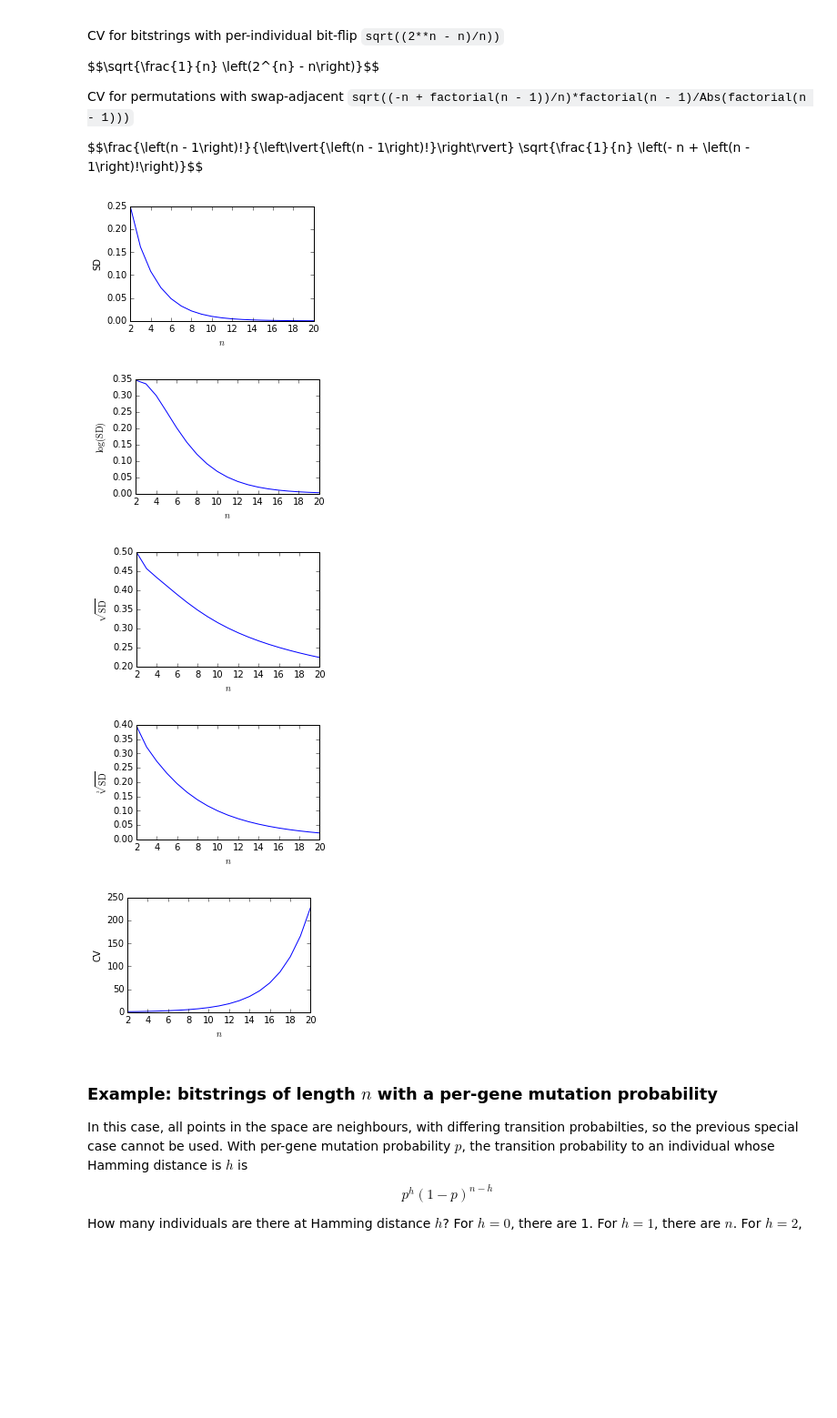
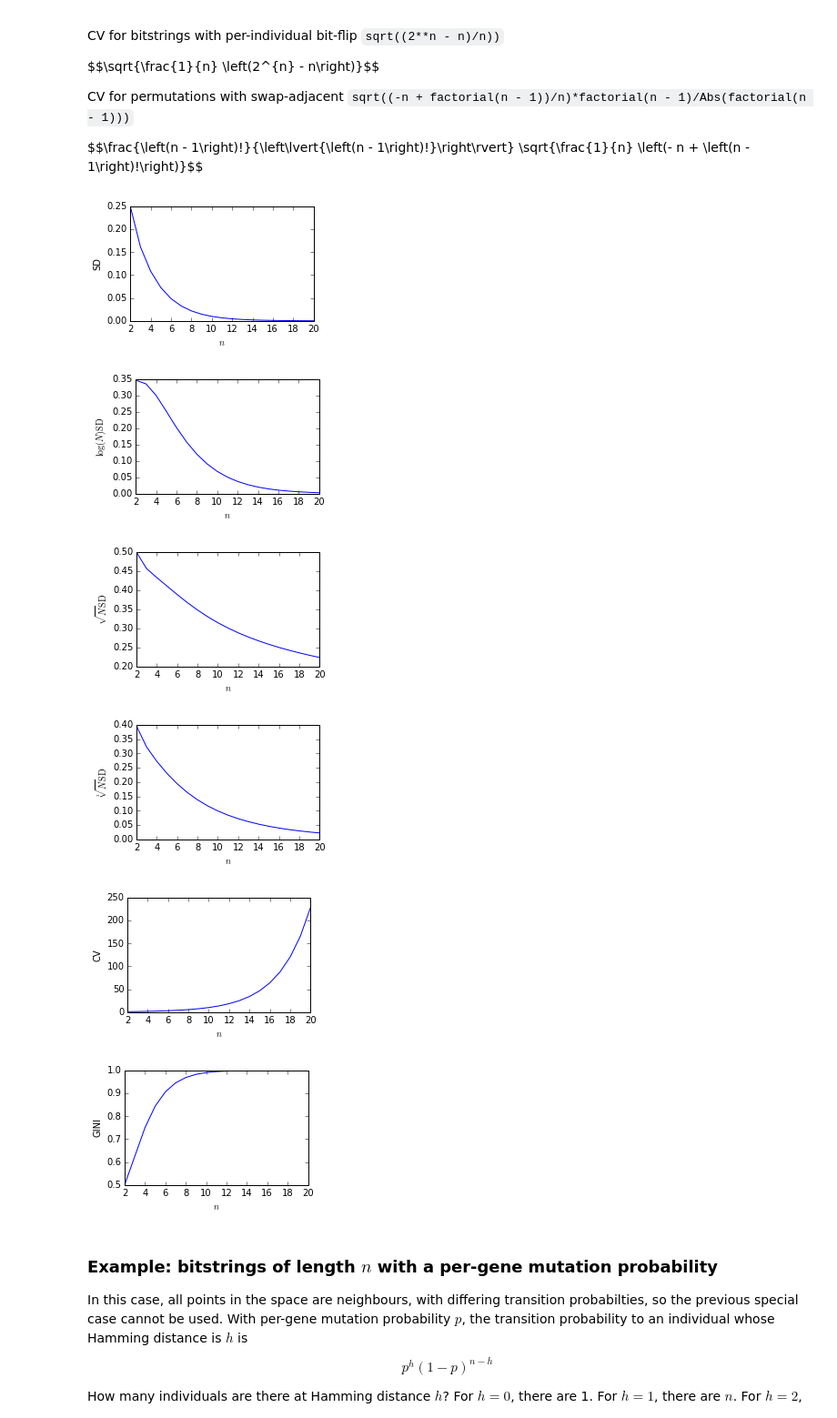
Before and after one commit to jmmcd/GPDistance, a Jupyter notebook: python/RandomWalks/SD_Analytically.ipynb, the cells around one changed output. Shown at 91% size. Drawn from its saved outputs; the diff is of its cells as text; code cells hidden in the pictures; blank space fills up the shorter version.

Commit message:
More calculations of GINI and KLD

```diff
--- a/python/RandomWalks/SD_Analytically.ipynb
+++ b/python/RandomWalks/SD_Analytically.ipynb
@@ -85,3 +86,15 @@ SD for bitstrings with per-individual bit-flip
 SD for permutations with swap-adjacent
 sqrt(-n + factorial(n - 1))/(sqrt(n)*factorial(n - 1))
 \frac{\sqrt{- n + \left(n - 1\right)!}}{\sqrt{n} \left(n - 1\right)!}
+# %%
+
+gini_T = 1/2.0
+gini_N = 1
+gini_m = m / N
+gini_B_m_equal_neighbours = gini_m * gini_N / 2.0
+gini_A_m_equal_neighbours = gini_T - gini_B_m_equal_neighbours
+gini_m_equal_neighbours = gini_A_m_equal_neighbours / gini_T
+
+G = gini_m_equal_neighbours.subs([(N, 2**n), (m, n)])
+print G
+print G.subs(n, 5).evalf()
@@ -115,17 +163,19 @@ def plot_expl(x, vals, ylabel, filename):
 # %%
 x = range(2, 21)
 basedir = "/Users/jmmcd/Dropbox/GPDistance/results/space_bitstring/"
-plot_expl(x, [SD_bitstring_per_ind.subs(n, i).evalf() for i in x], "SD", "per_ind_sd.pdf")
-plot_expl(x, [(log(N) * SD_bitstring_per_ind).subs(N, 2**n).subs(n, i).evalf() for i in x], "$\log(N)\mathrm{SD}$", "per_ind_log_sd.pdf")
-plot_expl(x, [(sqrt(N) * SD_bitstring_per_ind).subs(N, 2**n).subs(n, i).evalf() for i in x], "$\sqrt{N}\mathrm{SD}$", "per_ind_sqrt_sd.pdf")
-plot_expl(x, [(cbrt(N) * SD_bitstring_per_ind).subs(N, 2**n).subs(n, i).evalf() for i in x], "$\sqrt[3]{N}\mathrm{SD}$", "per_ind_cbrt_sd.pdf")
-plot_expl(x, [(N * SD_bitstring_per_ind).subs(N, 2**n).subs(n, i).evalf() for i in x], "CV", "per_ind_cv.pdf")
+plot_expl(x, [SD_bitstring_per_ind.subs(n, i).evalf() for i in x], "SD", "per_ind_sd")
+plot_expl(x, [(log(N) * SD_bitstring_per_ind).subs(N, 2**n).subs(n, i).evalf() for i in x], "$\log(N)\mathrm{SD}$", "per_ind_log_sd")
+plot_expl(x, [(sqrt(N) * SD_bitstring_per_ind).subs(N, 2**n).subs(n, i).evalf() for i in x], "$\sqrt{N}\mathrm{SD}$", "per_ind_sqrt_sd")
+plot_expl(x, [(cbrt(N) * SD_bitstring_per_ind).subs(N, 2**n).subs(n, i).evalf() for i in x], "$\sqrt[3]{N}\mathrm{SD}$", "per_ind_cbrt_sd")
+plot_expl(x, [(N * SD_bitstring_per_ind).subs(N, 2**n).subs(n, i).evalf() for i in x], "CV", "per_ind_cv")
+plot_expl(x, [gini_m_equal_neighbours(2**n, n) for n in x], "GINI", "per_ind_gini")
 # %% [output]
 [figure]
-[figure, old version]
+[figure, new version]
-[figure, old version]
+[figure, new version]
-[figure, old version]
+[figure, new version]
 [figure]
+[figure, added]
 # %% [markdown]
 ### Example: bitstrings of length $n$ with a per-gene mutation probability
 
```
Also changed, not shown: parts of 21 cells of this notebook.
